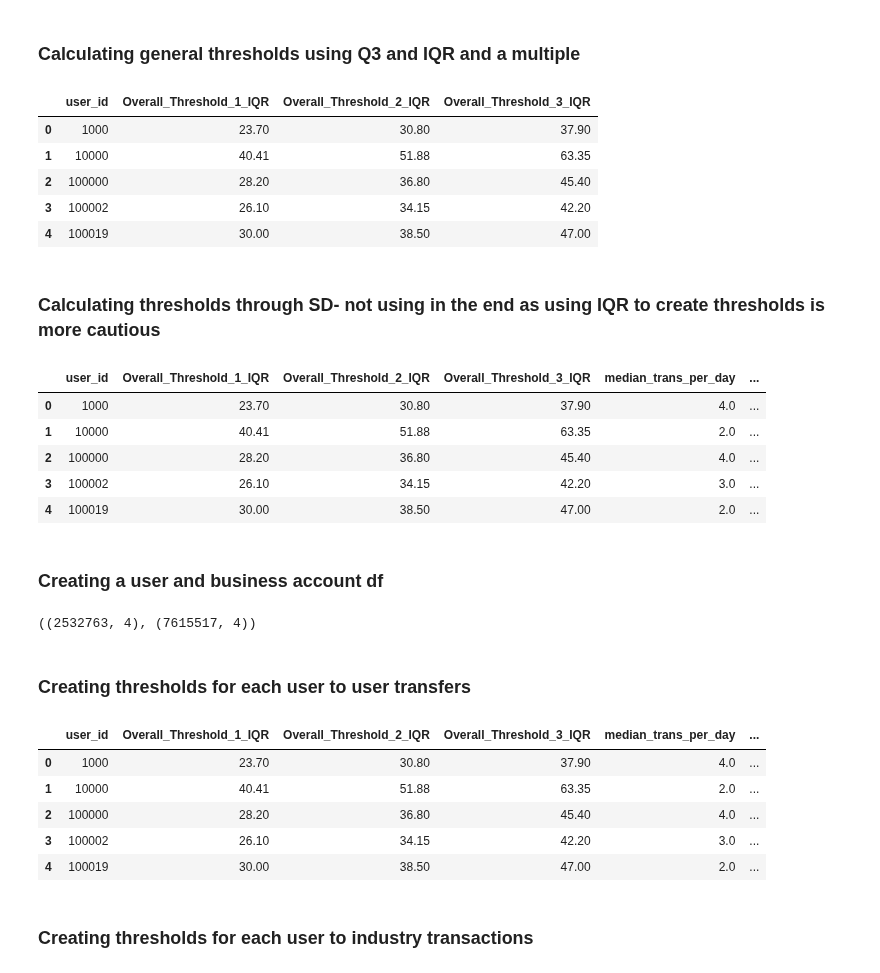
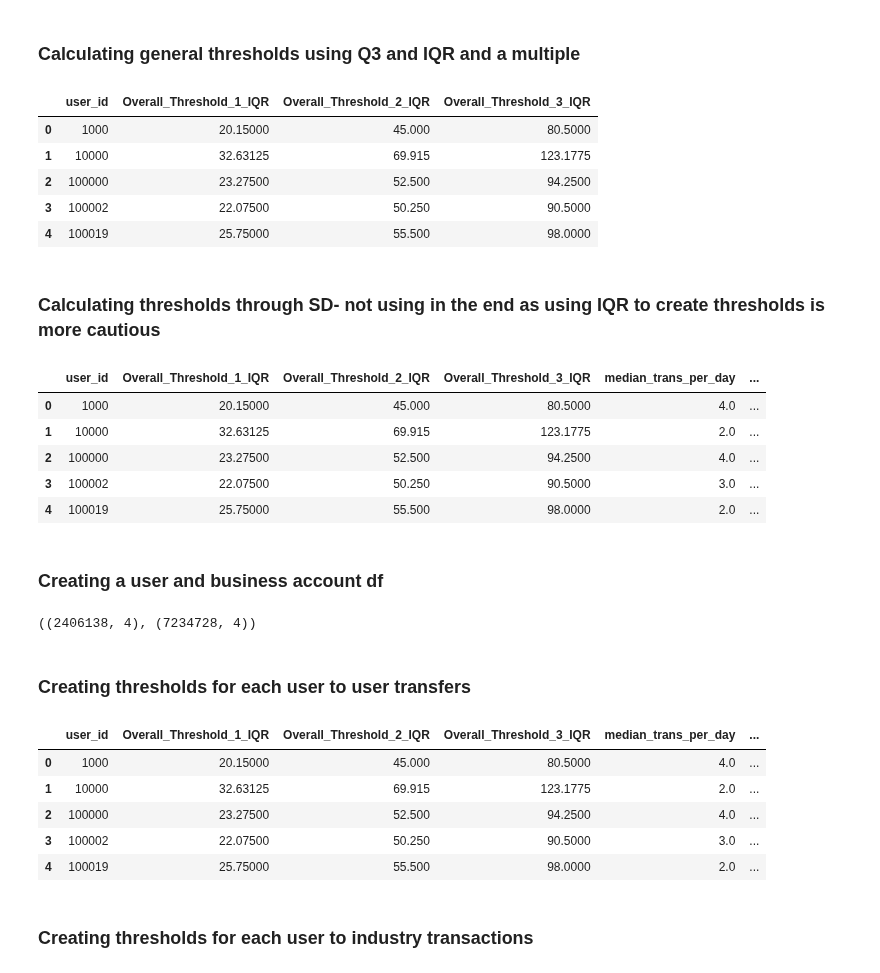
Before and after one commit to UoB-DSMP-2023-24/dsmp-2024-group27, a Jupyter notebook: AnomalyDetection/AnomalyDetectionPerUser.ipynb, the cells around one changed output. Cells and saved outputs as stored; diff of their text form; code cells hidden in the pictures.

Commit message:
added testing for the Anomaly Detection Model

```diff
--- a/AnomalyDetection/AnomalyDetectionPerUser.ipynb
+++ b/AnomalyDetection/AnomalyDetectionPerUser.ipynb
@@ -71,0 +75,8 @@ original_df
+# %%
+copied_original_df = original_df.copy()
+
+# Splitting the copied dataset into historical_transactions (95%) and testing_transactions (5%)
+historical_transactions, testing_transactions = train_test_split(copied_original_df, test_size=0.05, random_state=42)
+
+# Displaying the shapes to verify the split
+historical_transactions.shape, testing_transactions.shape
@@ -75,27 +88,27 @@ original_df
 ### Calculating general thresholds using Q3 and IQR and a multiple
 # %%
 # Calculating Q1, Q3, and IQR for each account in 'from_totally_fake_account'
-quartiles = original_df.groupby('from_totally_fake_account')['monopoly_money_amount'].quantile([0.25, 0.75]).unstack()
+quartiles = historical_transactions.groupby('from_totally_fake_account')['monopoly_money_amount'].quantile([0.25, 0.75]).unstack()
 quartiles['IQR'] = quartiles[0.75] - quartiles[0.25]
 
 # Calculate thresholds for overall spending for user across all industries/users based on IQR
 thresholds = quartiles.copy()
-thresholds['Overall_Threshold_1_IQR'] = quartiles[0.75] + 2 * quartiles['IQR']
-thresholds['Overall_Threshold_2_IQR'] = quartiles[0.75] + 3 * quartiles['IQR']
-thresholds['Overall_Threshold_3_IQR'] = quartiles[0.75] + 4 * quartiles['IQR']
+thresholds['Overall_Threshold_1_IQR'] = quartiles[0.75] + 1.5 * quartiles['IQR']
+thresholds['Overall_Threshold_2_IQR'] = quartiles[0.75] + 5 * quartiles['IQR']
+thresholds['Overall_Threshold_3_IQR'] = quartiles[0.75] + 10 * quartiles['IQR']
 
 # Creating a new dataframe for anomaly detection with threshold columns
 anomaly_detection_df = pd.merge(user_df_updated[['user_id']], thresholds[['Overall_Threshold_1_IQR', 'Overall_Threshold_2_IQR', 'Overall_Threshold_3_IQR']], how='left', left_on='user_id', right_index=True)
 
 # Display the newly created anomaly_detection_df DataFrame
 anomaly_detection_df.head()
 # %% [output]
 |  | user_id | Overall_Threshold_1_IQR | Overall_Threshold_2_IQR | Overall_Threshold_3_IQR |
-| 0 | 1000 | 23.70 | 30.80 | 37.90 |
-| 1 | 10000 | 40.41 | 51.88 | 63.35 |
-| 2 | 100000 | 28.20 | 36.80 | 45.40 |
-| 3 | 100002 | 26.10 | 34.15 | 42.20 |
-| 4 | 100019 | 30.00 | 38.50 | 47.00 |
+| 0 | 1000 | 20.15000 | 45.000 | 80.5000 |
+| 1 | 10000 | 32.63125 | 69.915 | 123.1775 |
+| 2 | 100000 | 23.27500 | 52.500 | 94.2500 |
+| 3 | 100002 | 22.07500 | 50.250 | 90.5000 |
+| 4 | 100019 | 25.75000 | 55.500 | 98.0000 |
 # %% [markdown]
 ### Calculating thresholds through SD- not using in the end as using IQR to create thresholds is more cautious
 # %%
@@ -114,12 +127,12 @@ anomaly_detection_df.head()
 # anomaly_detection_df.head()
 # %%
 # Convert 'not_happened_yet_date' to datetime format, ensuring dayfirst format
-original_df['not_happened_yet_date'] = pd.to_datetime(original_df['not_happened_yet_date'], dayfirst=True)
+historical_transactions['not_happened_yet_date'] = pd.to_datetime(historical_transactions['not_happened_yet_date'], dayfirst=True)
 
 # Calculate the median number of transactions per day, per week, and per month per user
-user_daily_trans = original_df.groupby(['from_totally_fake_account', original_df['not_happened_yet_date'].dt.date]).size().groupby(level=0).median()
-user_weekly_trans = original_df.groupby(['from_totally_fake_account', original_df['not_happened_yet_date'].dt.isocalendar().week]).size().groupby(level=0).median()
-user_monthly_trans = original_df.groupby(['from_totally_fake_account', original_df['not_happened_yet_date'].dt.month]).size().groupby(level=0).median()
+user_daily_trans = historical_transactions.groupby(['from_totally_fake_account', historical_transactions['not_happened_yet_date'].dt.date]).size().groupby(level=0).median()
+user_weekly_trans = historical_transactions.groupby(['from_totally_fake_account', historical_transactions['not_happened_yet_date'].dt.isocalendar().week]).size().groupby(level=0).median()
+user_monthly_trans = historical_transactions.groupby(['from_totally_fake_account', historical_transactions['not_happened_yet_date'].dt.month]).size().groupby(level=0).median()
 
 # Add calculated medians to the anomaly_detection_df DataFrame
 anomaly_detection_df['median_trans_per_day'] = anomaly_detection_df['user_id'].map(user_daily_trans)
@@ -129,23 +142,23 @@ anomaly_detection_df['median_trans_per_month'] = anomaly_detection_df['user_id']
 anomaly_detection_df.head()
 # %% [output]
 |  | user_id | Overall_Threshold_1_IQR | Overall_Threshold_2_IQR | Overall_Threshold_3_IQR | median_trans_per_day | ... |
-| 0 | 1000 | 23.70 | 30.80 | 37.90 | 4.0 | ... |
-| 1 | 10000 | 40.41 | 51.88 | 63.35 | 2.0 | ... |
-| 2 | 100000 | 28.20 | 36.80 | 45.40 | 4.0 | ... |
-| 3 | 100002 | 26.10 | 34.15 | 42.20 | 3.0 | ... |
-| 4 | 100019 | 30.00 | 38.50 | 47.00 | 2.0 | ... |
+| 0 | 1000 | 20.15000 | 45.000 | 80.5000 | 4.0 | ... |
+| 1 | 10000 | 32.63125 | 69.915 | 123.1775 | 2.0 | ... |
+| 2 | 100000 | 23.27500 | 52.500 | 94.2500 | 4.0 | ... |
+| 3 | 100002 | 22.07500 | 50.250 | 90.5000 | 3.0 | ... |
+| 4 | 100019 | 25.75000 | 55.500 | 98.0000 | 2.0 | ... |
 # %% [markdown]
 ### Creating a user and business account df
 # %%
-original_df['to_randomly_generated_account'] = original_df['to_randomly_generated_account'].astype(str)
+historical_transactions['to_randomly_generated_account'] = historical_transactions['to_randomly_generated_account'].astype(str)
 
 # Split the DataFrame into user accounts and business accounts without creating a new column
-user_accounts_df = original_df[original_df['to_randomly_generated_account'].str.isdigit()]
-business_accounts_df = original_df[~original_df['to_randomly_generated_account'].str.isdigit()]
+user_accounts_df = historical_transactions[historical_transactions['to_randomly_generated_account'].str.isdigit()]
+business_accounts_df = historical_transactions[~historical_transactions['to_randomly_generated_account'].str.isdigit()]
 
 user_accounts_df.shape, business_accounts_df.shape
 # %% [output]
-((2532763, 4), (7615517, 4))
+((2406138, 4), (7234728, 4))
 # %% [markdown]
 ### Creating thresholds for each user to user transfers
 # %%
@@ -159,16 +172,16 @@ def calculate_thresholds(group, multiplier):
 
 # Applying the adjusted function for each threshold calculation with different multipliers
 
-# For Threshold 1 (1.5 * IQR)
-thresholds_1 = user_accounts_df.groupby(['from_totally_fake_account', 'to_randomly_generated_account']).apply(lambda group: calculate_thresholds(group, 1.5)).reset_index(name='threshold')
+# For Threshold 1 (2 * IQR)
+thresholds_1 = user_accounts_df.groupby(['from_totally_fake_account', 'to_randomly_generated_account']).apply(lambda group: calculate_thresholds(group, 2)).reset_index(name='threshold')
 thresholds_structured_1 = thresholds_1.groupby('from_totally_fake_account').apply(lambda x: dict(zip(x['to_randomly_generated_account'], x['threshold']))).to_dict()
 
-# For Threshold 2 (2.5 * IQR)
-thresholds_2 = user_accounts_df.groupby(['from_totally_fake_account', 'to_randomly_generated_account']).apply(lambda group: calculate_thresholds(group, 2.5)).reset_index(name='threshold')
+# For Threshold 2 (4 * IQR)
+thresholds_2 = user_accounts_df.groupby(['from_totally_fake_account', 'to_randomly_generated_account']).apply(lambda group: calculate_thresholds(group, 4)).reset_index(name='threshold')
 thresholds_structured_2 = thresholds_2.groupby('from_totally_fake_account').apply(lambda x: dict(zip(x['to_randomly_generated_account'], x['threshold']))).to_dict()
 
-# For Threshold 3 (3.5 * IQR)
-thresholds_3 = user_accounts_df.groupby(['from_totally_fake_account', 'to_randomly_generated_account']).apply(lambda group: calculate_thresholds(group, 3.5)).reset_index(name='threshold')
+# For Threshold 3 (6 * IQR)
+thresholds_3 = user_accounts_df.groupby(['from_totally_fake_account', 'to_randomly_generated_account']).apply(lambda group: calculate_thresholds(group, 6)).reset_index(name='threshold')
 thresholds_structured_3 = thresholds_3.groupby('from_totally_fake_account').apply(lambda x: dict(zip(x['to_randomly_generated_account'], x['threshold']))).to_dict()
 
 # Add structured mapping to anomaly_detection_df for each threshold
@@ -180,11 +193,11 @@ anomaly_detection_df['transfer_to_accounts_threshold_3_IQR'] = anomaly_detection
 anomaly_detection_df.head()
 # %% [output]
 |  | user_id | Overall_Threshold_1_IQR | Overall_Threshold_2_IQR | Overall_Threshold_3_IQR | median_trans_per_day | ... |
-| 0 | 1000 | 23.70 | 30.80 | 37.90 | 4.0 | ... |
-| 1 | 10000 | 40.41 | 51.88 | 63.35 | 2.0 | ... |
-| 2 | 100000 | 28.20 | 36.80 | 45.40 | 4.0 | ... |
-| 3 | 100002 | 26.10 | 34.15 | 42.20 | 3.0 | ... |
-| 4 | 100019 | 30.00 | 38.50 | 47.00 | 2.0 | ... |
+| 0 | 1000 | 20.15000 | 45.000 | 80.5000 | 4.0 | ... |
+| 1 | 10000 | 32.63125 | 69.915 | 123.1775 | 2.0 | ... |
+| 2 | 100000 | 23.27500 | 52.500 | 94.2500 | 4.0 | ... |
+| 3 | 100002 | 22.07500 | 50.250 | 90.5000 | 3.0 | ... |
+| 4 | 100019 | 25.75000 | 55.500 | 98.0000 | 2.0 | ... |
 # %% [markdown]
 ### Creating thresholds for each user to industry transactions
 # %%
```
Also changed, not shown: parts of 32 cells of this notebook.
